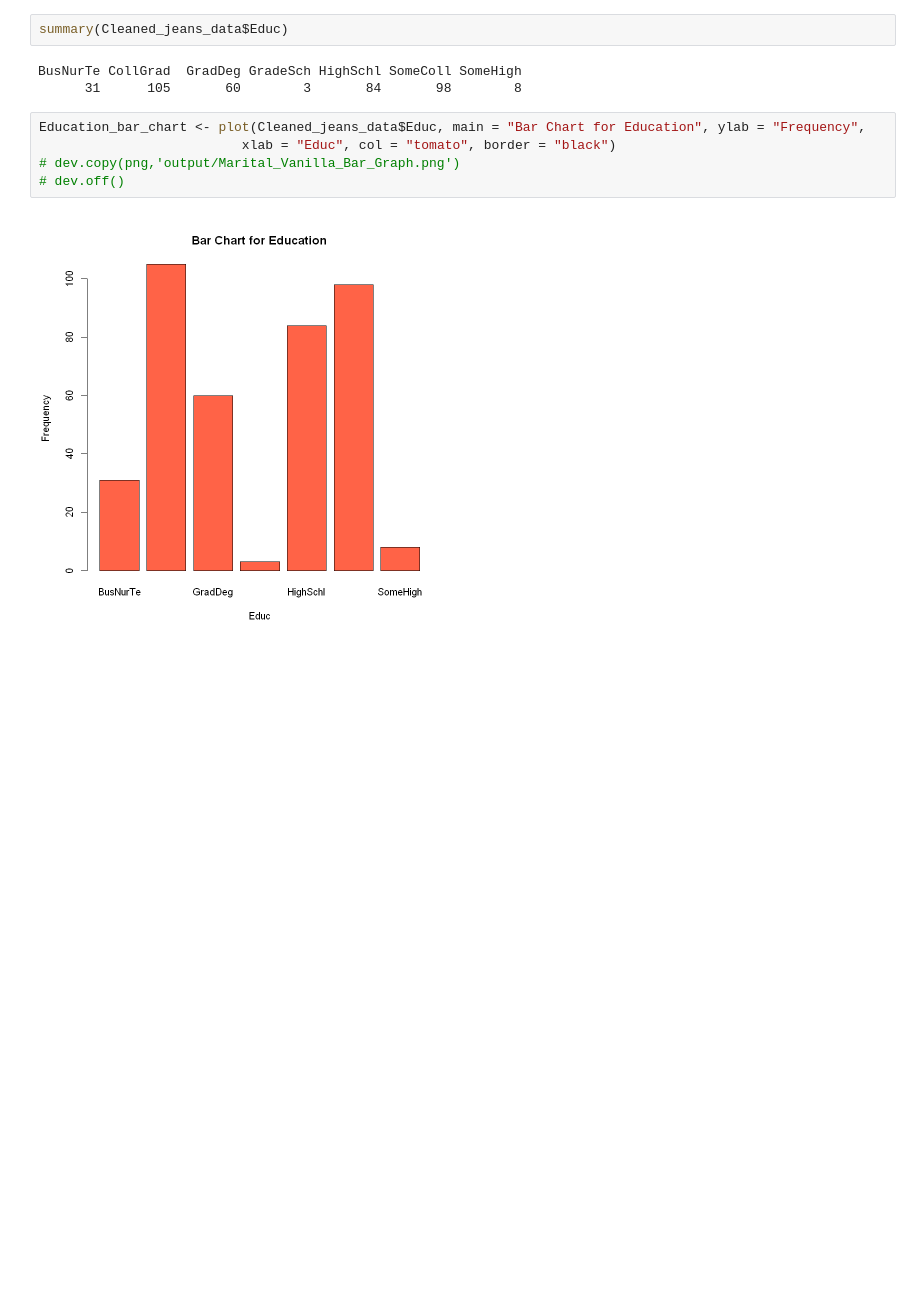
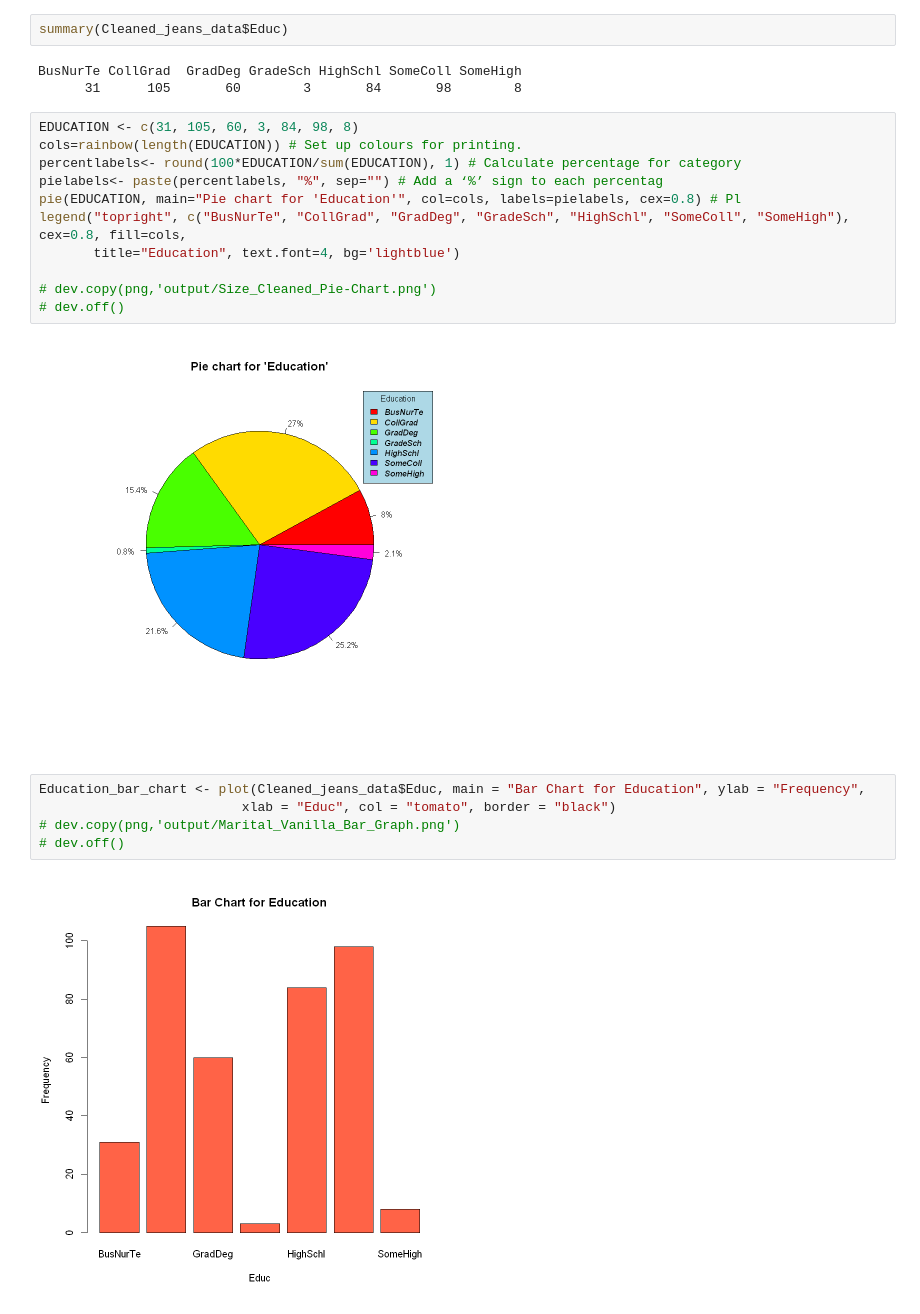
Before and after one commit to Dahmelawlah/Jeans-Market-Research, a Jupyter notebook: Jeans_Market_Research.ipynb, the cells around one changed output. Drawn from its saved outputs; the diff is of its cells as text; blank space fills up the shorter version.

```diff
--- a/Jeans_Market_Research.ipynb
+++ b/Jeans_Market_Research.ipynb
@@ -345,6 +345,19 @@ summary(Cleaned_jeans_data$Educ)
 # %% [output]
 BusNurTe CollGrad  GradDeg GradeSch HighSchl SomeColl SomeHigh
       31      105       60        3       84       98        8
+# %%
+EDUCATION <- c(31, 105, 60, 3, 84, 98, 8)
+cols=rainbow(length(EDUCATION)) # Set up colours for printing.
+percentlabels<- round(100*EDUCATION/sum(EDUCATION), 1) # Calculate percentage for category
+pielabels<- paste(percentlabels, "%", sep="") # Add a ‘%’ sign to each percentag
+pie(EDUCATION, main="Pie chart for 'Education'", col=cols, labels=pielabels, cex=0.8) # Pl
+legend("topright", c("BusNurTe", "CollGrad", "GradDeg", "GradeSch", "HighSchl", "SomeColl", "SomeHigh"), cex=0.8, fill=cols,
+       title="Education", text.font=4, bg='lightblue')
+
+# dev.copy(png,'output/Size_Cleaned_Pie-Chart.png')
+# dev.off()
+# %% [output]
+[figure, added]
 # %%
 Education_bar_chart <- plot(Cleaned_jeans_data$Educ, main = "Bar Chart for Education", ylab = "Frequency",
                           xlab = "Educ", col = "tomato", border = "black")
```
Also changed, not shown: parts of 30 cells of this notebook.
